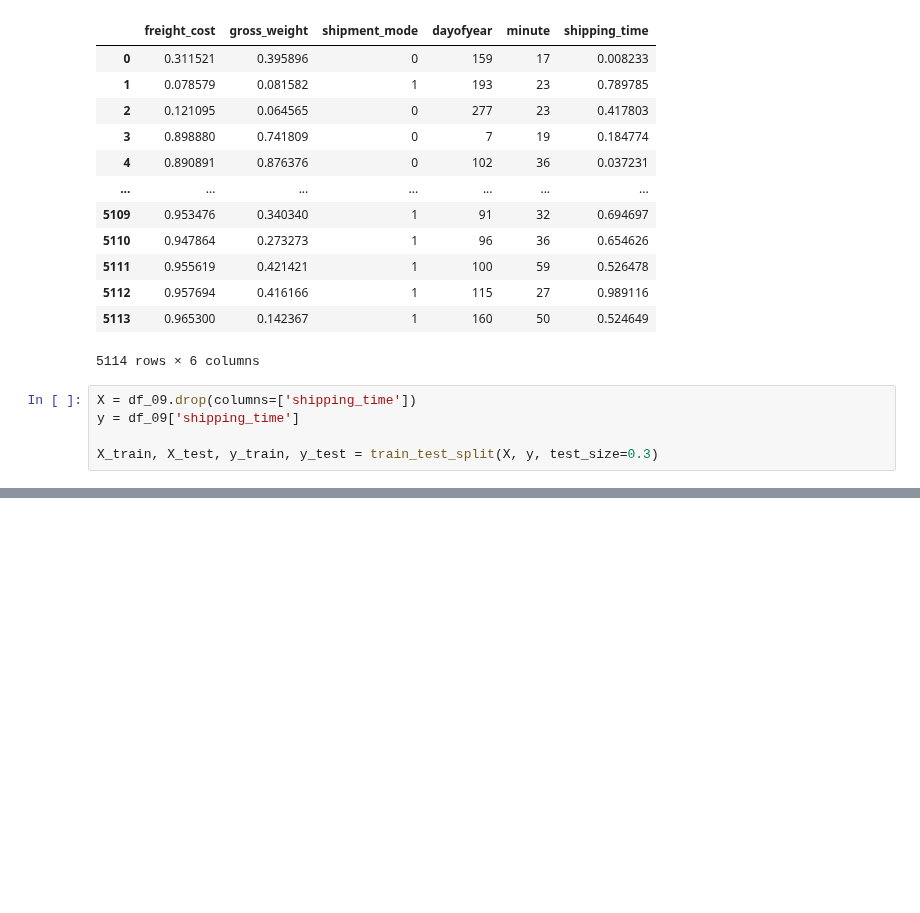
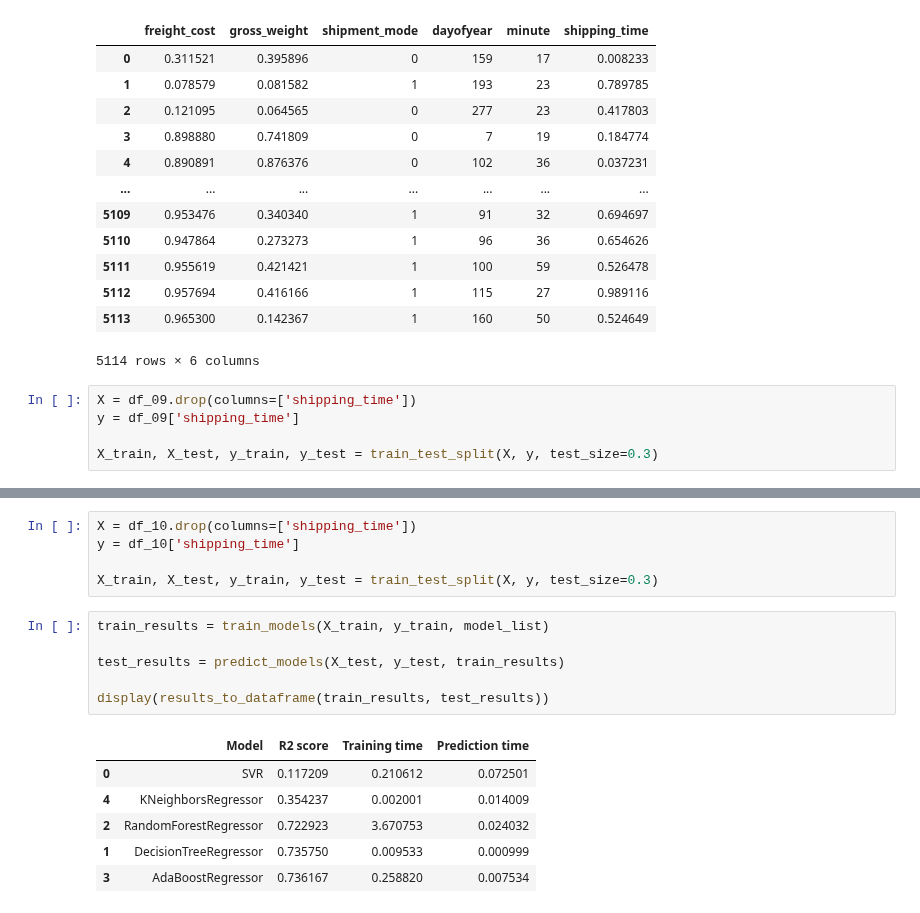
Before and after one commit to alu0101351773/TAAD_practicas, a Jupyter notebook: src/regression.ipynb, the cells around one changed output, grey strips where cells are left out. Saved outputs shown, nothing was run; the diff lists cells and outputs as text; blank space fills up the shorter version.

```diff
--- a/src/regression.ipynb
+++ b/src/regression.ipynb
@@ -816,0 +862,18 @@ plot_results(test_results, y_test)
+# %%
+X = df_10.drop(columns=['shipping_time'])
+y = df_10['shipping_time']
+
+X_train, X_test, y_train, y_test = train_test_split(X, y, test_size=0.3)
+# %%
+train_results = train_models(X_train, y_train, model_list)
+
+test_results = predict_models(X_test, y_test, train_results)
+
+display(results_to_dataframe(train_results, test_results))
+# %% [output]
+|  | Model | R2 score | Training time | Prediction time |
+| 0 | SVR | 0.117209 | 0.210612 | 0.072501 |
+| 4 | KNeighborsRegressor | 0.354237 | 0.002001 | 0.014009 |
+| 2 | RandomForestRegressor | 0.722923 | 3.670753 | 0.024032 |
+| 1 | DecisionTreeRegressor | 0.735750 | 0.009533 | 0.000999 |
+| 3 | AdaBoostRegressor | 0.736167 | 0.258820 | 0.007534 |
```
Also changed, not shown: parts of 21 cells of this notebook.
